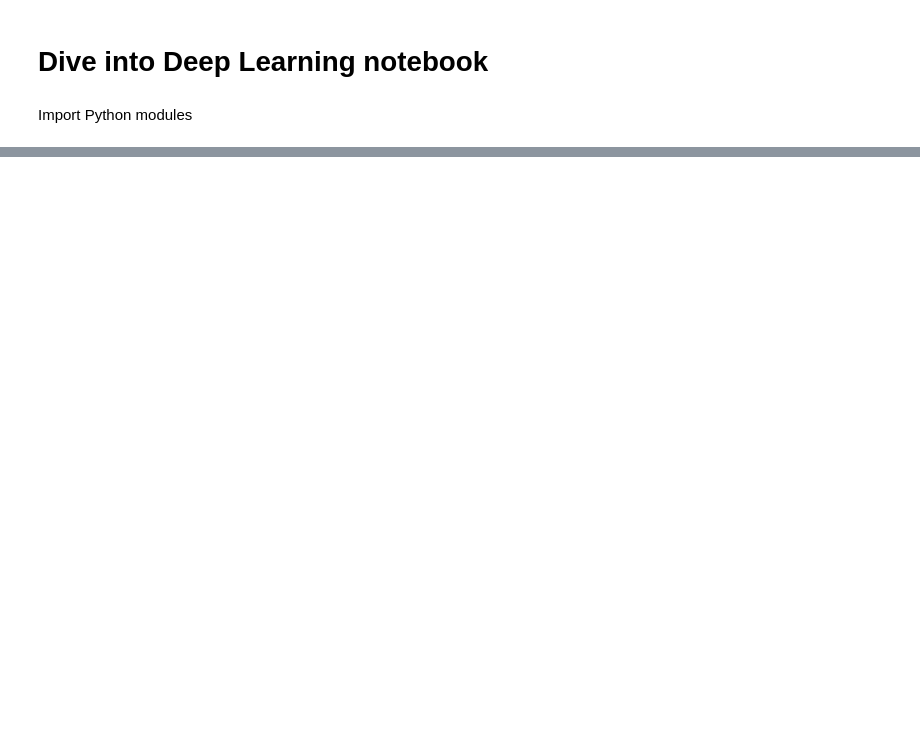
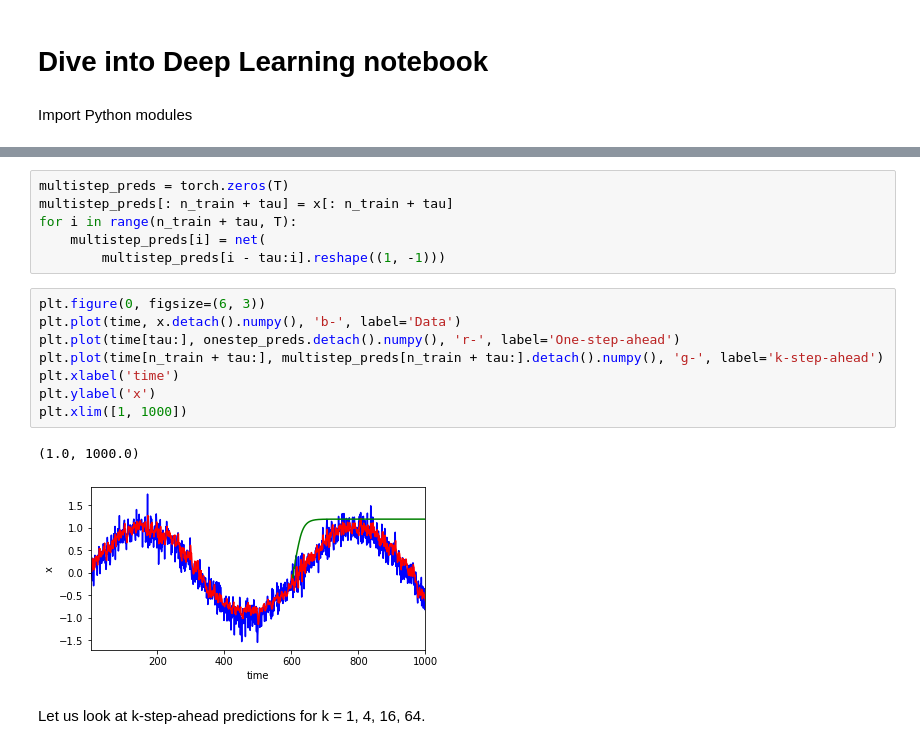
Before and after one commit to ArianeDucellier/NTPP, a Jupyter notebook: notebooks/d2l_rnn.ipynb, the cells around one changed output, grey strips where cells are left out. Saved outputs shown, nothing was run; the diff lists cells and outputs as text; blank space fills up the shorter version.

```diff
--- a/notebooks/d2l_rnn.ipynb
+++ b/notebooks/d2l_rnn.ipynb
@@ -75,0 +146,19 @@ d2l.plot([time, time[tau:]], [x.detach().numpy(), onestep_preds.detach().numpy()
+# %%
+multistep_preds = torch.zeros(T)
+multistep_preds[: n_train + tau] = x[: n_train + tau]
+for i in range(n_train + tau, T):
+    multistep_preds[i] = net(
+        multistep_preds[i - tau:i].reshape((1, -1)))
+# %%
+plt.figure(0, figsize=(6, 3))
+plt.plot(time, x.detach().numpy(), 'b-', label='Data')
+plt.plot(time[tau:], onestep_preds.detach().numpy(), 'r-', label='One-step-ahead')
+plt.plot(time[n_train + tau:], multistep_preds[n_train + tau:].detach().numpy(), 'g-', label='k-step-ahead')
+plt.xlabel('time')
+plt.ylabel('x')
+plt.xlim([1, 1000])
+# %% [output]
+(1.0, 1000.0)
+[figure, added]
+# %% [markdown]
+Let us look at k-step-ahead predictions for k = 1, 4, 16, 64.
```
Also changed, not shown: parts of 85 cells of this notebook, 6 other files.
